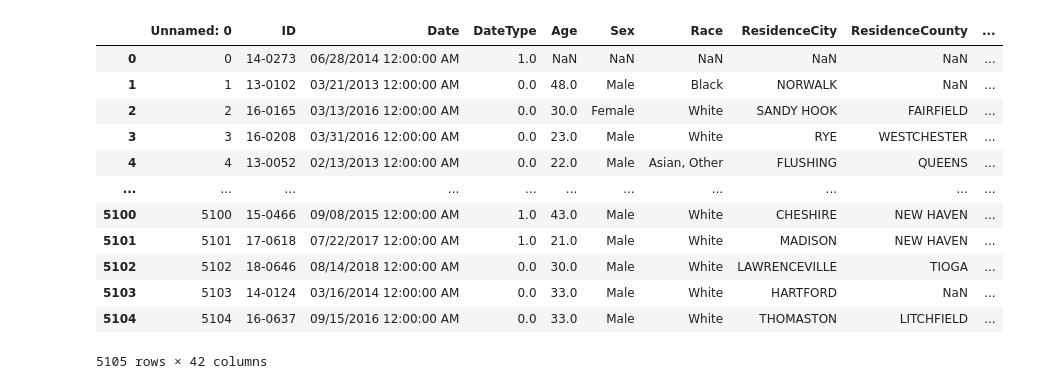
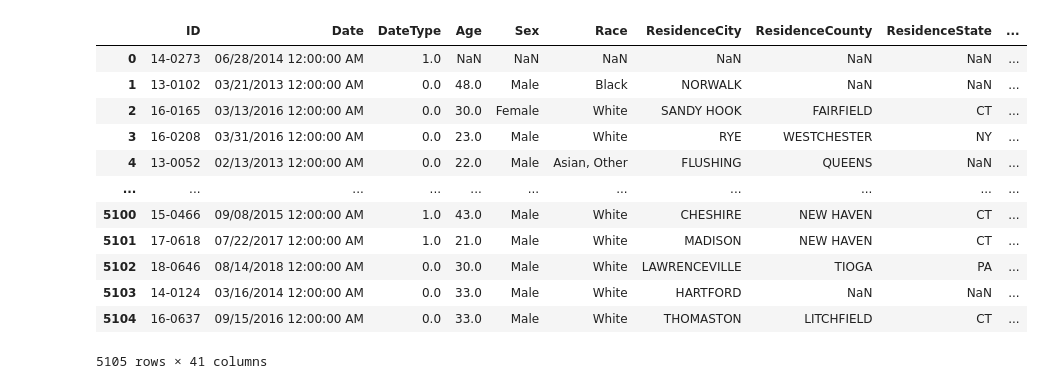
Before and after one commit to angeldthompson/data_project, a Jupyter notebook: data_project.ipynb, the cells around one changed output. Saved outputs shown, nothing was run; the diff lists cells and outputs as text; code cells hidden in the pictures.

```diff
--- a/data_project.ipynb
+++ b/data_project.ipynb
@@ -1,23 +1,24 @@
 # %%
 import pandas as pd
 import matplotlib
-# %%
-overdose_deaths = pd.read_csv('drug_deaths.csv')
-overdose_deaths
-# %% [output]
-|  | Unnamed: 0 | ID | Date | DateType | Age | Sex | Race | ResidenceCity | ResidenceCounty | ... |
-| 0 | 0 | 14-0273 | 06/28/2014 12:00:00 AM | 1.0 | NaN | NaN | NaN | NaN | NaN | ... |
-| 1 | 1 | 13-0102 | 03/21/2013 12:00:00 AM | 0.0 | 48.0 | Male | Black | NORWALK | NaN | ... |
-| 2 | 2 | 16-0165 | 03/13/2016 12:00:00 AM | 0.0 | 30.0 | Female | White | SANDY HOOK | FAIRFIELD | ... |
-| 3 | 3 | 16-0208 | 03/31/2016 12:00:00 AM | 0.0 | 23.0 | Male | White | RYE | WESTCHESTER | ... |
-| 4 | 4 | 13-0052 | 02/13/2013 12:00:00 AM | 0.0 | 22.0 | Male | Asian, Other | FLUSHING | QUEENS | ... |
-| ... | ... | ... | ... | ... | ... | ... | ... | ... | ... | ... |
-| 5100 | 5100 | 15-0466 | 09/08/2015 12:00:00 AM | 1.0 | 43.0 | Male | White | CHESHIRE | NEW HAVEN | ... |
-| 5101 | 5101 | 17-0618 | 07/22/2017 12:00:00 AM | 1.0 | 21.0 | Male | White | MADISON | NEW HAVEN | ... |
-| 5102 | 5102 | 18-0646 | 08/14/2018 12:00:00 AM | 0.0 | 30.0 | Male | White | LAWRENCEVILLE | TIOGA | ... |
-| 5103 | 5103 | 14-0124 | 03/16/2014 12:00:00 AM | 0.0 | 33.0 | Male | White | HARTFORD | NaN | ... |
-| 5104 | 5104 | 16-0637 | 09/15/2016 12:00:00 AM | 0.0 | 33.0 | Male | White | THOMASTON | LITCHFIELD | ... |
-5105 rows × 42 columns
+# %%
+#Read csv file and use built-in index
+overdose_deaths = pd.read_csv('drug_deaths.csv', index_col=0)
+overdose_deaths
+# %% [output]
+|  | ID | Date | DateType | Age | Sex | Race | ResidenceCity | ResidenceCounty | ResidenceState | ... |
+| 0 | 14-0273 | 06/28/2014 12:00:00 AM | 1.0 | NaN | NaN | NaN | NaN | NaN | NaN | ... |
+| 1 | 13-0102 | 03/21/2013 12:00:00 AM | 0.0 | 48.0 | Male | Black | NORWALK | NaN | NaN | ... |
+| 2 | 16-0165 | 03/13/2016 12:00:00 AM | 0.0 | 30.0 | Female | White | SANDY HOOK | FAIRFIELD | CT | ... |
+| 3 | 16-0208 | 03/31/2016 12:00:00 AM | 0.0 | 23.0 | Male | White | RYE | WESTCHESTER | NY | ... |
+| 4 | 13-0052 | 02/13/2013 12:00:00 AM | 0.0 | 22.0 | Male | Asian, Other | FLUSHING | QUEENS | NaN | ... |
+| ... | ... | ... | ... | ... | ... | ... | ... | ... | ... | ... |
+| 5100 | 15-0466 | 09/08/2015 12:00:00 AM | 1.0 | 43.0 | Male | White | CHESHIRE | NEW HAVEN | CT | ... |
+| 5101 | 17-0618 | 07/22/2017 12:00:00 AM | 1.0 | 21.0 | Male | White | MADISON | NEW HAVEN | CT | ... |
+| 5102 | 18-0646 | 08/14/2018 12:00:00 AM | 0.0 | 30.0 | Male | White | LAWRENCEVILLE | TIOGA | PA | ... |
+| 5103 | 14-0124 | 03/16/2014 12:00:00 AM | 0.0 | 33.0 | Male | White | HARTFORD | NaN | NaN | ... |
+| 5104 | 16-0637 | 09/15/2016 12:00:00 AM | 0.0 | 33.0 | Male | White | THOMASTON | LITCHFIELD | CT | ... |
+5105 rows × 41 columns
 # %%
 #Display first few rows of data set
 overdose_deaths.head()
```
Also changed, not shown: parts of 26 cells of this notebook.
